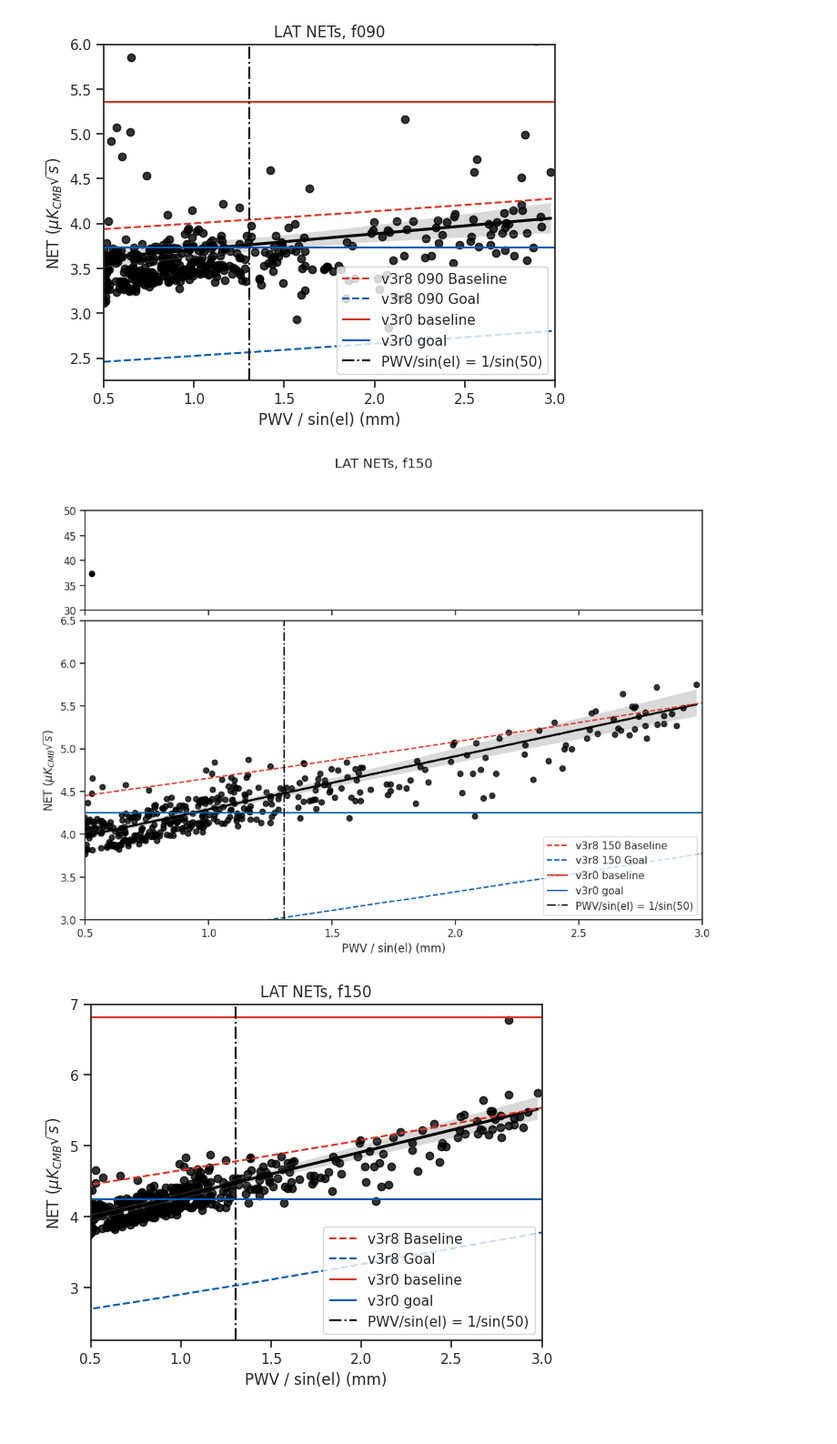
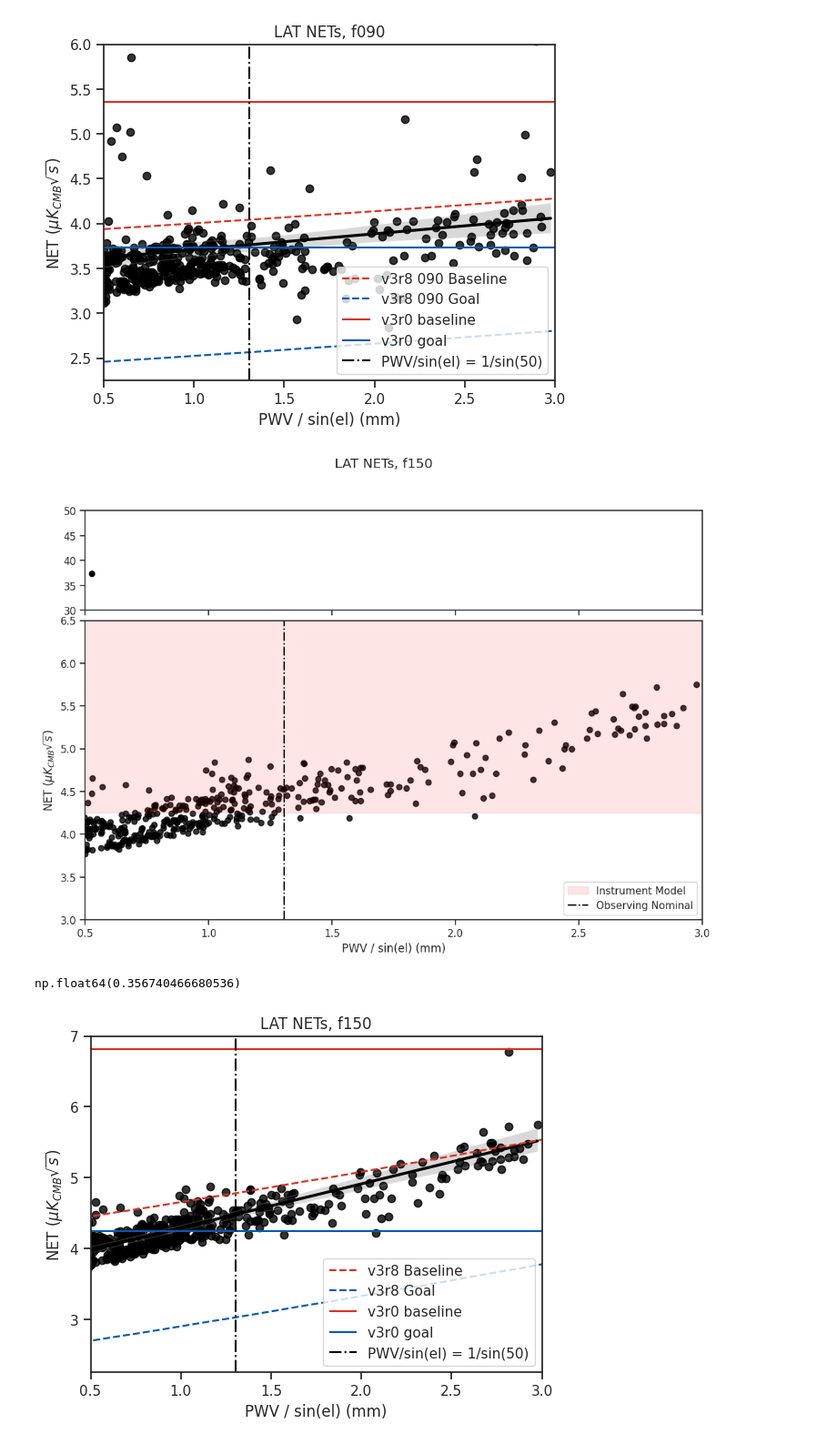
Before and after one commit to Sulla2012/LAT_Loading, a Jupyter notebook: nets.ipynb, the cells around one changed output. Shown at 91% size. Drawn from its saved outputs; the diff is of its cells as text; code cells hidden in the pictures.

```diff
--- a/nets.ipynb
+++ b/nets.ipynb
@@ -46,8 +51,8 @@ pwv = pwv_interp()
 with open("results_12032025.pk", "rb") as f:
     result_dict = pk.load(f)
 
-with open("backups/nets_12052025.pk", "rb") as f:
-#with open("nets.pk", "rb") as f:
+with open("backups/backup_nets.pk", "rb") as f:
+#with open("backups/nets_12052025.pk", "rb") as f:
     net_dict = pk.load(f)
 
 c_base = (220/255, 50/255, 32/255)
@@ -663,45 +784,52 @@ sns.set_theme(style="ticks")
 # Plot sepal width as a function of sepal_length across days
 sns.regplot(
     ax=axd, data=df_freq.where((df_freq.labels == "f150") & (df_freq.pwvs_sinel<3) & (df.t_obs < t_cut_high.unix) & (t_cut_low.unix < df.t_obs) & (df_freq.nets < 10)),
-    x="pwvs_sinel", y="nets", line_kws={"color":"black"}, scatter_kws={"color":"black"},
+    x="pwvs_sinel", y="nets", line_kws={"color":"black"}, scatter_kws={"color":"black"}, fit_reg=False
 )
 
 sns.regplot(
     ax=axu, data=df_freq.where((df_freq.labels == "f150") & (df_freq.pwvs_sinel<3) & (df.t_obs < t_cut_high.unix) & (t_cut_low.unix < df.t_obs) & (df_freq.nets > 10)),
     x="pwvs_sinel", y="nets", line_kws={"alpha":0}, scatter_kws={"alpha":1, "color":"black"}, fit_reg=False,
 )
 
 xmax = 3.0
 plt.xlim(0.5,xmax)
 ymin, ymax = (3, 6.5)
 axd.set_ylim(ymin, ymax)
 axu.set_ylim(30, 50)
 
-plt.plot(wafer_net_c["pwv_sin_el"], 1e6*wafer_net_c['baseline']['MF']['MF_2']/np.sqrt(12), linestyle='--', label='v3r8 150 Baseline', color=c_base)
-plt.plot(wafer_net_c["pwv_sin_el"], 1e6*wafer_net_c['goal']['MF']['MF_2']/np.sqrt(12), linestyle='--', label='v3r8 150 Goal', color=c_goal)
+#plt.plot(wafer_net_c["pwv_sin_el"], 1e6*wafer_net_c['baseline']['MF']['MF_2']/np.sqrt(12), linestyle='--', label='v3r8 150 Baseline', color=c_base)
+#plt.plot(wafer_net_c["pwv_sin_el"], 1e6*wafer_net_c['goal']['MF']['MF_2']/np.sqrt(12), linestyle='--', label='v3r8 150 Goal', color=c_goal)
 
 temp_conv_base = mu.temp_conv(T_B=2.725*u.Kelvin, flavor="MF", ch="MF_2", kind='baseline')
 temp_conv_goal = mu.temp_conv(T_B=2.725*u.Kelvin, flavor="MF", ch="MF_2", kind='goal')
 
-plt.hlines(4.01*temp_conv_base, xmin=0.5, xmax = xmax, label="v3r0 baseline", color=c_base)
-plt.hlines(2.50*temp_conv_goal, xmin=0.5, xmax = xmax, label="v3r0 goal", color=c_goal)
+#plt.hlines(4.01*temp_conv_base, xmin=0.5, xmax = xmax, label="v3r0 baseline", color=c_base)
+#plt.hlines(2.50*temp_conv_goal, xmin=0.5, xmax = xmax, label="v3r0 goal", color=c_goal)
 
-plt.vlines(1/np.sin(np.deg2rad(50)), ymin, ymax, color="black", linestyle="dashdot", label = "PWV/sin(el) = 1/sin(50)")
+axd.axvspan(0, 3, ymin=(2.5*temp_conv_goal.value-3.0) / 3.5, ymax=1, alpha=0.1, color='red', label="Instrument Model")
+
+#plt.vlines(1/np.sin(np.deg2rad(50)), ymin, ymax, color="black", linestyle="dashdot", label = "PWV/sin(el) = 1/sin(50)")
+plt.vlines(1/np.sin(np.deg2rad(50)), ymin, ymax, color="black", linestyle="dashdot", label = "Observing Nominal")
 
 plt.xlabel("PWV / sin(el) (mm)")
 plt.ylabel("NET ($\mu K_{CMB} \sqrt{s}$)")
 
 axu.set(xlabel="", ylabel="")
 
 plt.legend(loc="lower right")
 
 fig.suptitle("LAT NETs, f150")
 
 #plt.savefig("./plts/reanalysis/nets/nets_150.pdf", dpi=600, bbox_inches='tight')
 #plt.savefig("./plts/reanalysis/nets/nets_150.png", dpi=600, bbox_inches='tight')
 plt.show()
 # %% [output]
-[figure, old version]
+[figure, new version]
+# %%
+(2.5*temp_conv_goal.value-3.0) / 3.5
+# %% [output]
+np.float64(0.356740466680536)
 # %%
 sns.set_theme(style="ticks")
 
```
Also changed, not shown: parts of 9 cells of this notebook, 2 other files.
